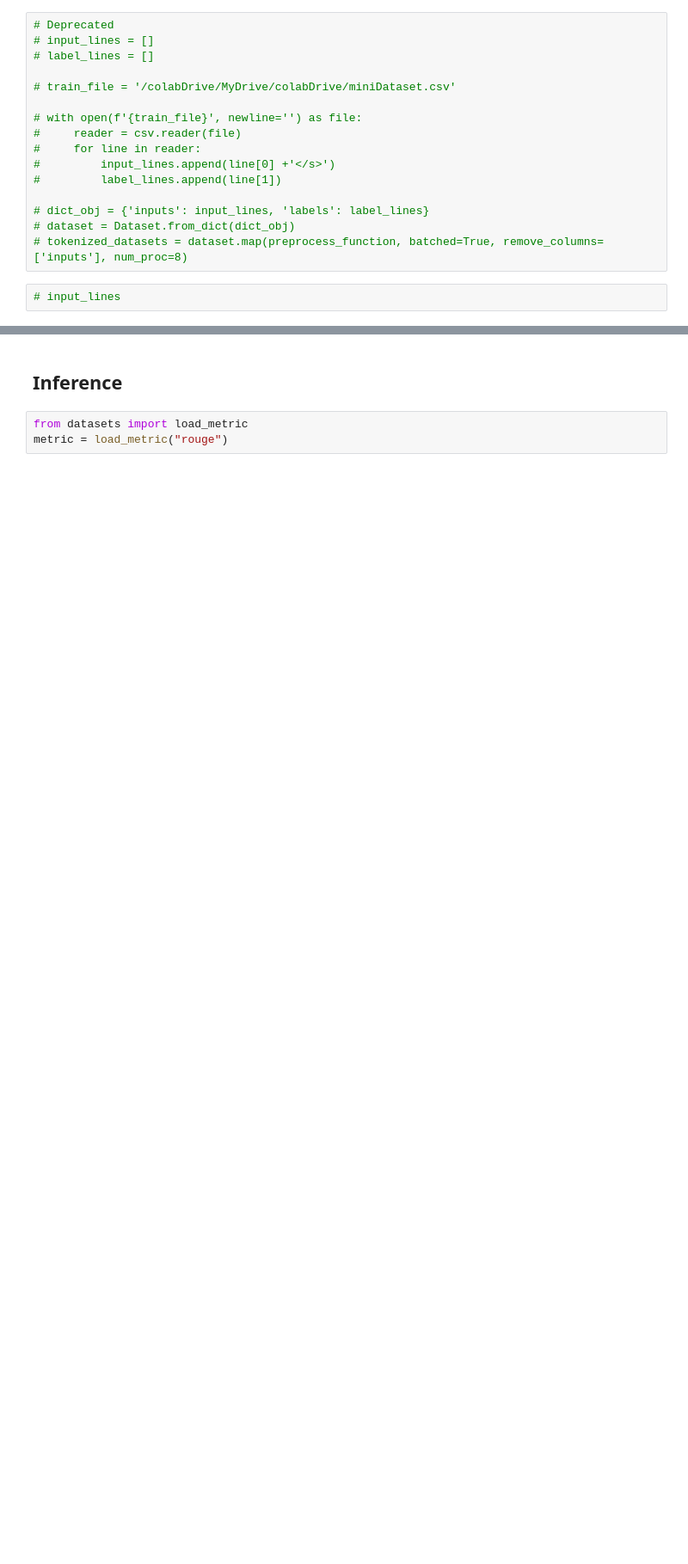
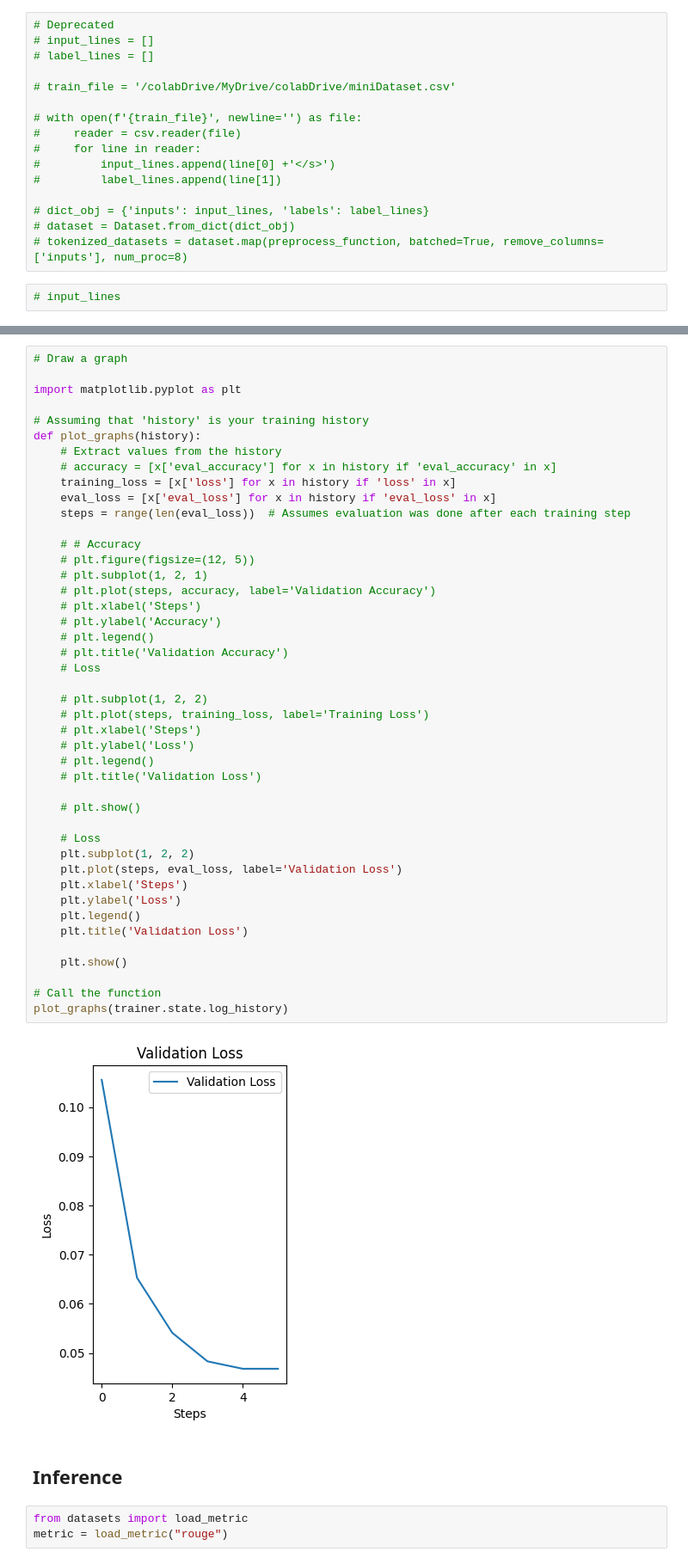
Before and after one commit to DezS4125/Correct-Vietnamese-Accent-using-T5-Vision-Transformer, a Jupyter notebook: finetune_huggingface_example(1).ipynb, the cells around one changed output, grey strips where cells are left out. Shown: that part at 86% size. Drawn from its saved outputs; the diff is of its cells as text; blank space fills up the shorter version.

```diff
--- a/finetune_huggingface_example(1).ipynb
+++ b/finetune_huggingface_example(1).ipynb
@@ -160,3 +184,49 @@ tokenizer.save_pretrained("/colabDrive/MyDrive/colabDrive/myTokenizer")
+# %%
+# Draw a graph
+
+import matplotlib.pyplot as plt
+
+# Assuming that 'history' is your training history
+def plot_graphs(history):
+    # Extract values from the history
+    # accuracy = [x['eval_accuracy'] for x in history if 'eval_accuracy' in x]
+    training_loss = [x['loss'] for x in history if 'loss' in x]
+    eval_loss = [x['eval_loss'] for x in history if 'eval_loss' in x]
+    steps = range(len(eval_loss))  # Assumes evaluation was done after each training step
+
+    # # Accuracy
+    # plt.figure(figsize=(12, 5))
+    # plt.subplot(1, 2, 1)
+    # plt.plot(steps, accuracy, label='Validation Accuracy')
+    # plt.xlabel('Steps')
+    # plt.ylabel('Accuracy')
+    # plt.legend()
+    # plt.title('Validation Accuracy')
+    # Loss
+
+    # plt.subplot(1, 2, 2)
+    # plt.plot(steps, training_loss, label='Training Loss')
+    # plt.xlabel('Steps')
+    # plt.ylabel('Loss')
+    # plt.legend()
+    # plt.title('Validation Loss')
+
+    # plt.show()
+
+    # Loss
+    plt.subplot(1, 2, 2)
+    plt.plot(steps, eval_loss, label='Validation Loss')
+    plt.xlabel('Steps')
+    plt.ylabel('Loss')
+    plt.legend()
+    plt.title('Validation Loss')
+
+    plt.show()
+
+# Call the function
+plot_graphs(trainer.state.log_history)
+# %% [output]
+[figure, added]
 # %% [markdown]
 ## Inference
 # %%
```
Also changed, not shown: parts of 8 cells of this notebook.
